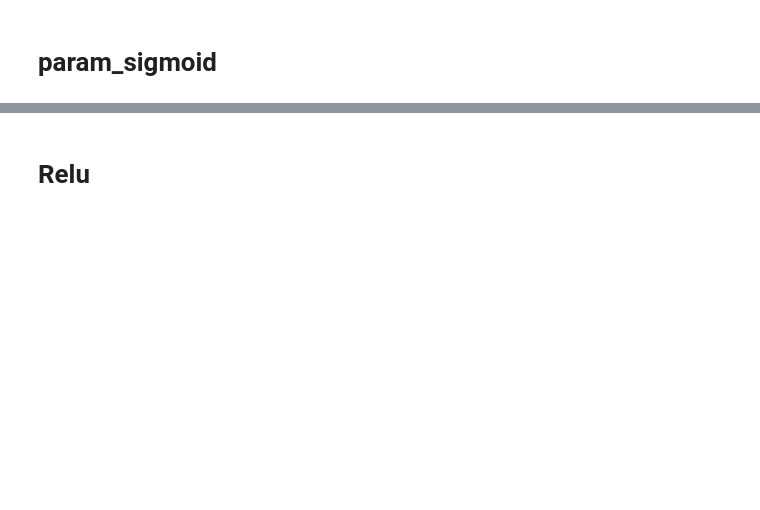
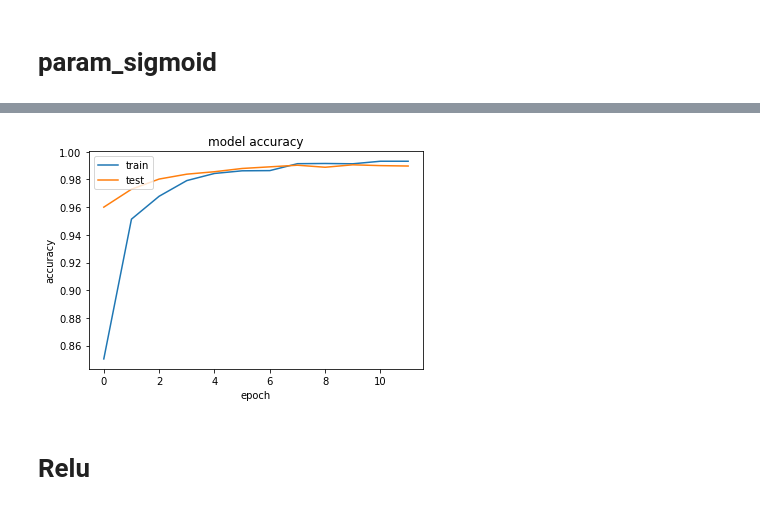
Before and after one commit to pjadhav3/ml-labs, a Jupyter notebook: project_base.ipynb, the cells around one changed output, grey strips where cells are left out. Cells and saved outputs as stored; diff of their text form; code cells hidden in the pictures; blank space fills up the shorter version.

```diff
--- a/project_base.ipynb
+++ b/project_base.ipynb
@@ -322,31 +379,39 @@ Test accuracy: 0.018176469951868057
 # %% [markdown]
 # param_sigmoid
 # %%
-model = Sequential()
-model.add(Conv2D(32, kernel_size=(3, 3),activation='param_sigmoid',input_shape=(32,32,1)))
-model.add(Conv2D(64, (3, 3), activation='param_sigmoid'))
-model.add(MaxPooling2D(pool_size=(2, 2)))
-model.add(Dropout(0.25))
-model.add(Flatten())
-model.add(Dense(128, activation='param_sigmoid'))
-model.add(Dropout(0.5))
-model.add(Dense(10, activation='softmax'))
+model2 = Sequential()
+model2.add(Conv2D(32, kernel_size=(3, 3),activation='param_sigmoid',input_shape=(32,32,1)))
+model2.add(Conv2D(64, (3, 3), activation='param_sigmoid'))
+model2.add(MaxPooling2D(pool_size=(2, 2)))
+model2.add(Dropout(0.25))
+model2.add(Flatten())
+model2.add(Dense(128, activation='param_sigmoid'))
+model2.add(Dropout(0.5))
+model2.add(Dense(10, activation='softmax'))
 # %%
-model.compile(loss=keras.losses.categorical_crossentropy,
+model2.compile(loss=keras.losses.categorical_crossentropy,
               optimizer='Adam',
-              metrics=['Accuracy','Precision','Recall','AUC'])
-model.fit(x_train, y_train,
+              metrics=['accuracy','Precision','Recall','AUC'])
+history=model2.fit(x_train, y_train,
           batch_size=batch_size,
           epochs=epochs,
           verbose=1,
           validation_data=(x_test, y_test))
-score = model.evaluate(x_test, y_test, verbose=0)
+score = model2.evaluate(x_test, y_test, verbose=0)
 print('Test loss:', score[0])
 print('Test accuracy:', score[1])
-scores['param_sigmoid']=[]
-scores['param_sigmoid'].append(score[1])
-scores['param_sigmoid'].append(score[2])
-scores['param_sigmoid'].append(score[3])
-scores['param_sigmoid'].append(score[4])
+list_of_scores['param_sigmoid']=[]
+list_of_scores['param_sigmoid'].append(score[1])
+list_of_scores['param_sigmoid'].append(score[2])
+list_of_scores['param_sigmoid'].append(score[3])
+list_of_scores['param_sigmoid'].append(score[4])
+# summarize history for accuracy
+plt.plot(history.history['accuracy'])
+plt.plot(history.history['val_accuracy'])
+plt.title('model accuracy')
+plt.ylabel('accuracy')
+plt.xlabel('epoch')
+plt.legend(['train', 'test'], loc='upper left')
+plt.show()
 # %% [output]
 Epoch 1/12
@@ -369,3 +434,4 @@ Test accuracy: 0.03126470744609833
+[figure, added]
 # %% [markdown]
 # Relu
 # %%
```
Also changed, not shown: parts of 22 cells of this notebook.
